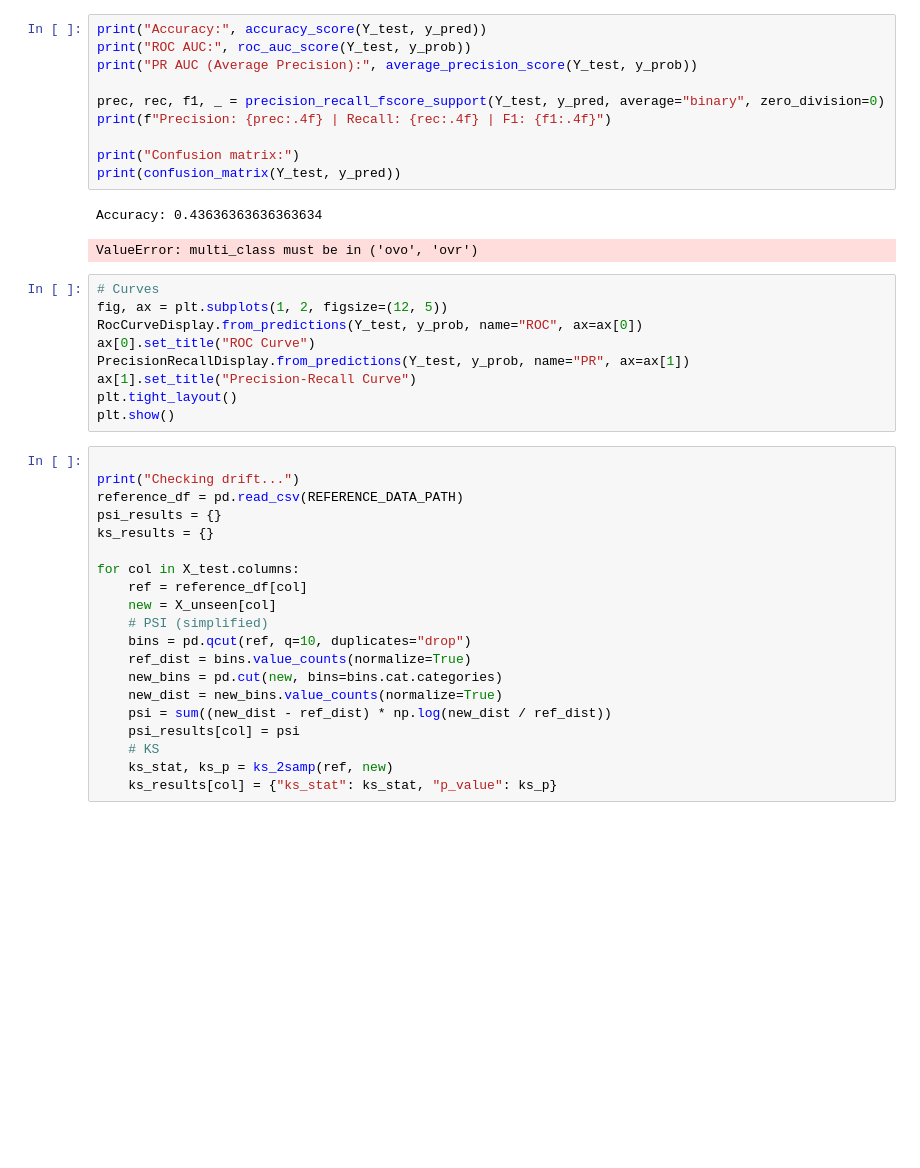
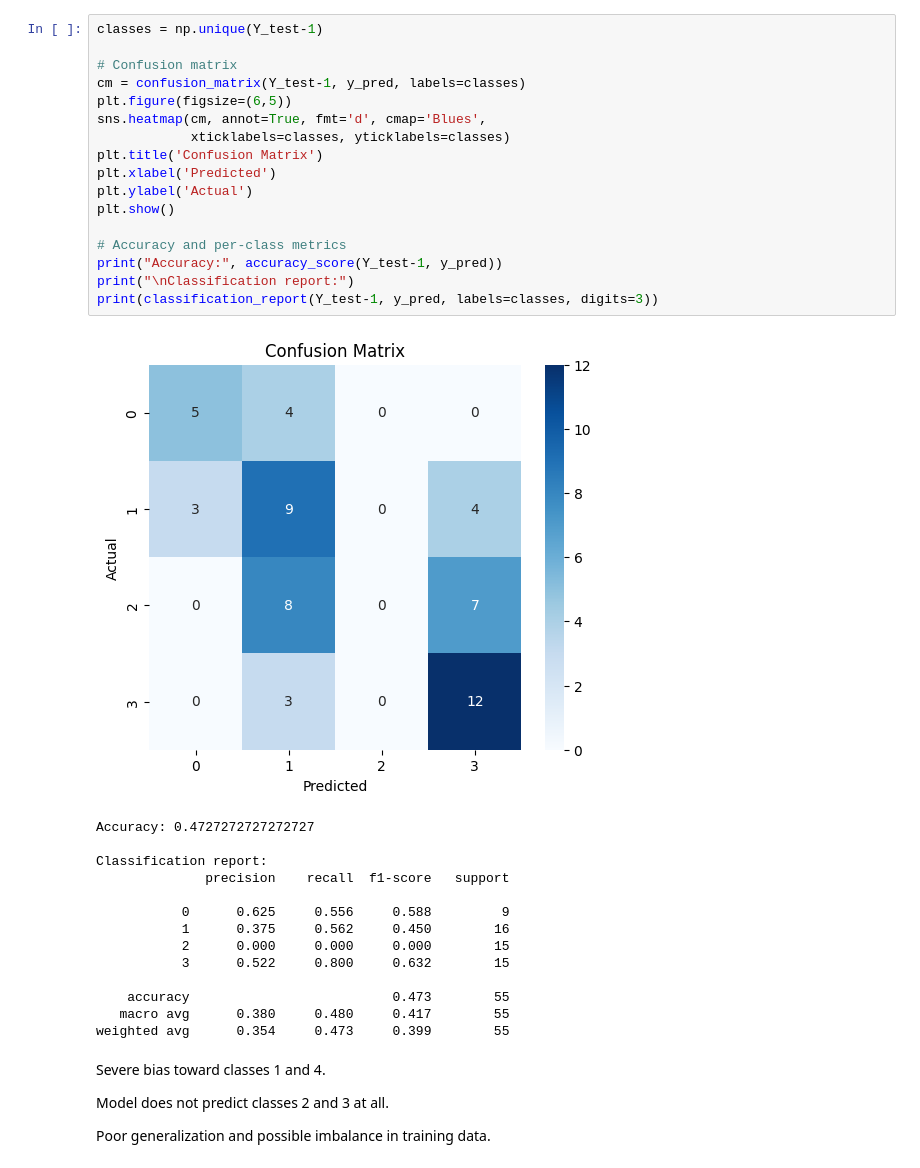
Before and after one commit to asaraiva08/ROUTE25, a Jupyter notebook: november_tasks/8_11_2.ipynb, the cells around one changed output. Cells and saved outputs as stored; diff of their text form; blank space fills up the shorter version.

```diff
--- a/november_tasks/8_11_2.ipynb
+++ b/november_tasks/8_11_2.ipynb
@@ -66,42 +55,38 @@ ValueError: multi_class must be in ('ovo', 'ovr')
-# %%
-print("Accuracy:", accuracy_score(Y_test, y_pred))
-print("ROC AUC:", roc_auc_score(Y_test, y_prob))
-print("PR AUC (Average Precision):", average_precision_score(Y_test, y_prob))
-
-prec, rec, f1, _ = precision_recall_fscore_support(Y_test, y_pred, average="binary", zero_division=0)
-print(f"Precision: {prec:.4f} | Recall: {rec:.4f} | F1: {f1:.4f}")
-
-print("Confusion matrix:")
-print(confusion_matrix(Y_test, y_pred))
-# %% [output]
-Accuracy: 0.43636363636363634
-ValueError: multi_class must be in ('ovo', 'ovr')
-# %%
-# Curves
-fig, ax = plt.subplots(1, 2, figsize=(12, 5))
-RocCurveDisplay.from_predictions(Y_test, y_prob, name="ROC", ax=ax[0])
-ax[0].set_title("ROC Curve")
-PrecisionRecallDisplay.from_predictions(Y_test, y_prob, name="PR", ax=ax[1])
-ax[1].set_title("Precision-Recall Curve")
-plt.tight_layout()
-plt.show()
-# %%
-
-print("Checking drift...")
-reference_df = pd.read_csv(REFERENCE_DATA_PATH)
-psi_results = {}
-ks_results = {}
-
-for col in X_test.columns:
-    ref = reference_df[col]
-    new = X_unseen[col]
-    # PSI (simplified)
-    bins = pd.qcut(ref, q=10, duplicates="drop")
-    ref_dist = bins.value_counts(normalize=True)
-    new_bins = pd.cut(new, bins=bins.cat.categories)
-    new_dist = new_bins.value_counts(normalize=True)
-    psi = sum((new_dist - ref_dist) * np.log(new_dist / ref_dist))
-    psi_results[col] = psi
-    # KS
-    ks_stat, ks_p = ks_2samp(ref, new)
-    ks_results[col] = {"ks_stat": ks_stat, "p_value": ks_p}
+# %%
+classes = np.unique(Y_test-1)
+
+# Confusion matrix
+cm = confusion_matrix(Y_test-1, y_pred, labels=classes)
+plt.figure(figsize=(6,5))
+sns.heatmap(cm, annot=True, fmt='d', cmap='Blues',
+            xticklabels=classes, yticklabels=classes)
+plt.title('Confusion Matrix')
+plt.xlabel('Predicted')
+plt.ylabel('Actual')
+plt.show()
+
+# Accuracy and per-class metrics
+print("Accuracy:", accuracy_score(Y_test-1, y_pred))
+print("\nClassification report:")
+print(classification_report(Y_test-1, y_pred, labels=classes, digits=3))
+# %% [output]
+[figure, added]
+Accuracy: 0.4727272727272727
+
+Classification report:
+              precision    recall  f1-score   support
+
+           0      0.625     0.556     0.588         9
+           1      0.375     0.562     0.450        16
+           2      0.000     0.000     0.000        15
+           3      0.522     0.800     0.632        15
+
+    accuracy                          0.473        55
+   macro avg      0.380     0.480     0.417        55
+weighted avg      0.354     0.473     0.399        55
+# %% [markdown]
+Severe bias toward classes 1 and 4.
+
+Model does not predict classes 2 and 3 at all.
+
+Poor generalization and possible imbalance in training data.
```
Also changed, not shown: parts of 6 cells of this notebook, 2 other files.
